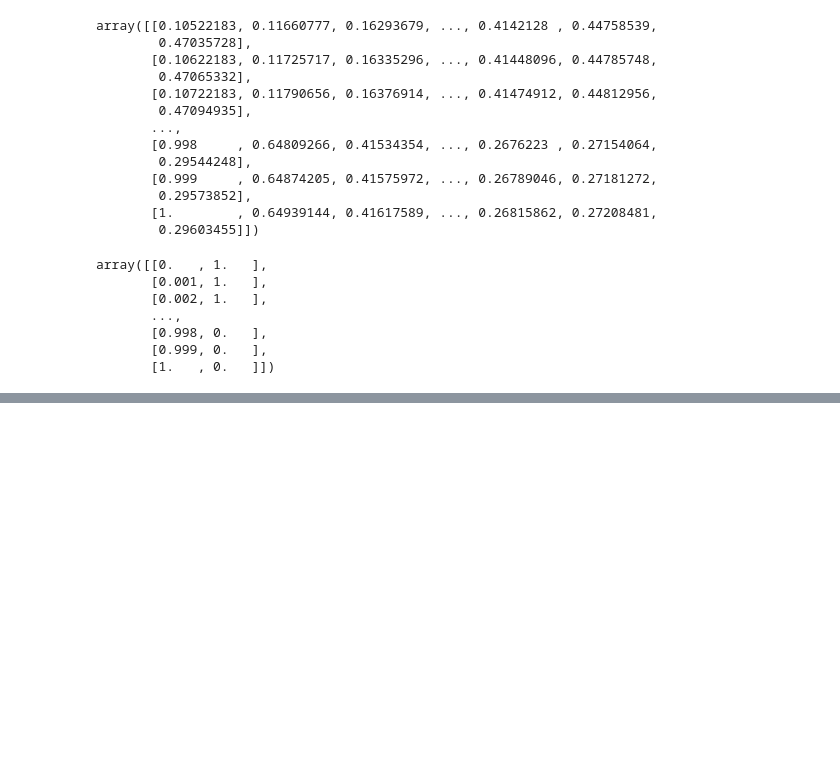
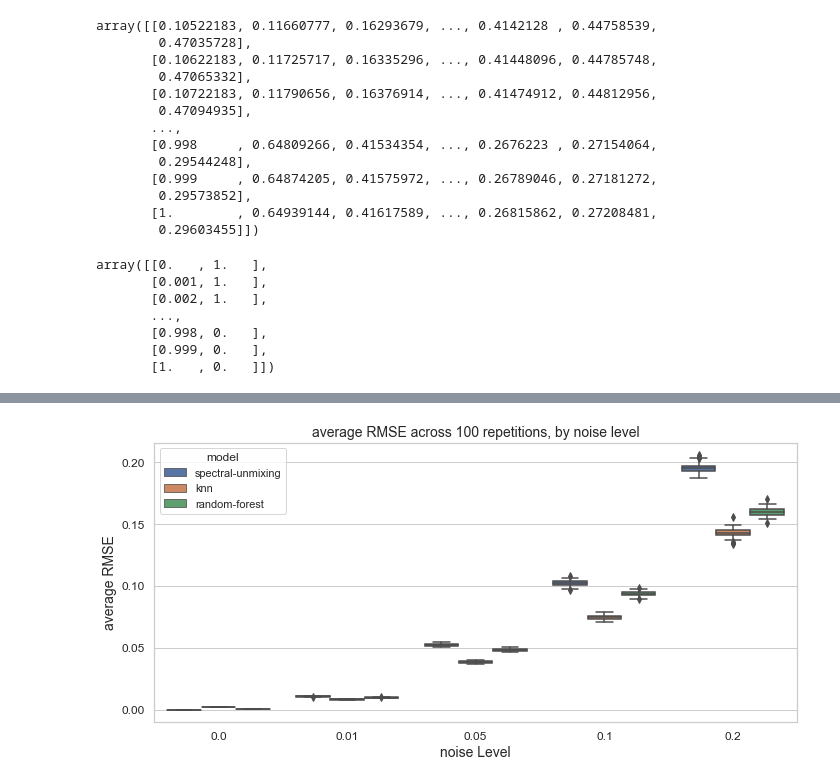
Before and after one commit to kylemjonesislanders/md-anderson, a Jupyter notebook: spectral-unmixing/simulation_experiment.ipynb, the cells around one changed output, grey strips where cells are left out. Cells and saved outputs as stored; diff of their text form; code cells hidden in the pictures; blank space fills up the shorter version.

```diff
--- a/spectral-unmixing/simulation_experiment.ipynb
+++ b/spectral-unmixing/simulation_experiment.ipynb
@@ -824,10 +817,10 @@ array([[0.   , 1.   ],
        [1.   , 0.   ]])
 # %%
 # Train models
-ridge_model = Ridge(positive=True, alpha=0.5).fit(X_ml, y_ml)
-knn_model = KNeighborsRegressor(n_neighbors=5).fit(X_ml, y_ml)
-RFR_model = RandomForestRegressor(n_estimators=500,
-                                  max_features=3,
+ridge_model = Ridge(positive=True, alpha=1).fit(X_ml, y_ml)
+knn_model = KNeighborsRegressor(n_neighbors=19).fit(X_ml, y_ml)
+RFR_model = RandomForestRegressor(n_estimators=100,
+                                  max_features=5,
                                   max_depth=30).fit(X_ml, y_ml)
 # %%
 # Define model for spectral unmixing
@@ -985,0 +979,22 @@ plt.show()
+# %%
+# Box Plot of result -- without ridge-regression
+fig, ax = plt.subplots(figsize = (10,5))
+sns.set(style="whitegrid")
+sns.boxplot(x='noise_level',
+            y='avg_rmse',
+            hue='model',
+            data = results.loc[results['model']!='ridge-regression'])
+ax.set_xlabel("noise Level",
+              fontsize=14)
+ax.set_ylabel("average RMSE",
+              fontsize=14)
+ax.set_title("average RMSE across 100 repetitions, by noise level",
+             fontsize=14)
+for tick in ax.xaxis.get_major_ticks():
+    tick.label.set_fontsize(12)
+for tick in ax.yaxis.get_major_ticks():
+    tick.label.set_fontsize(12)
+fig.tight_layout()
+plt.show()
+# %% [output]
+[figure, added]
```
Also changed, not shown: parts of 11 cells of this notebook.
